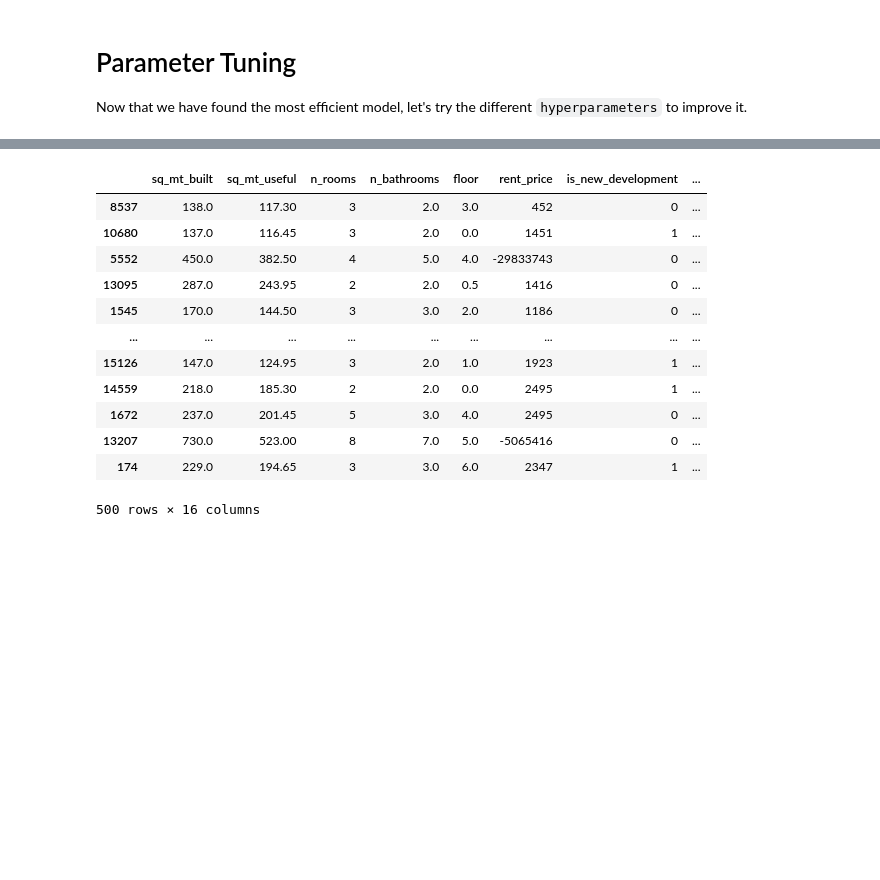
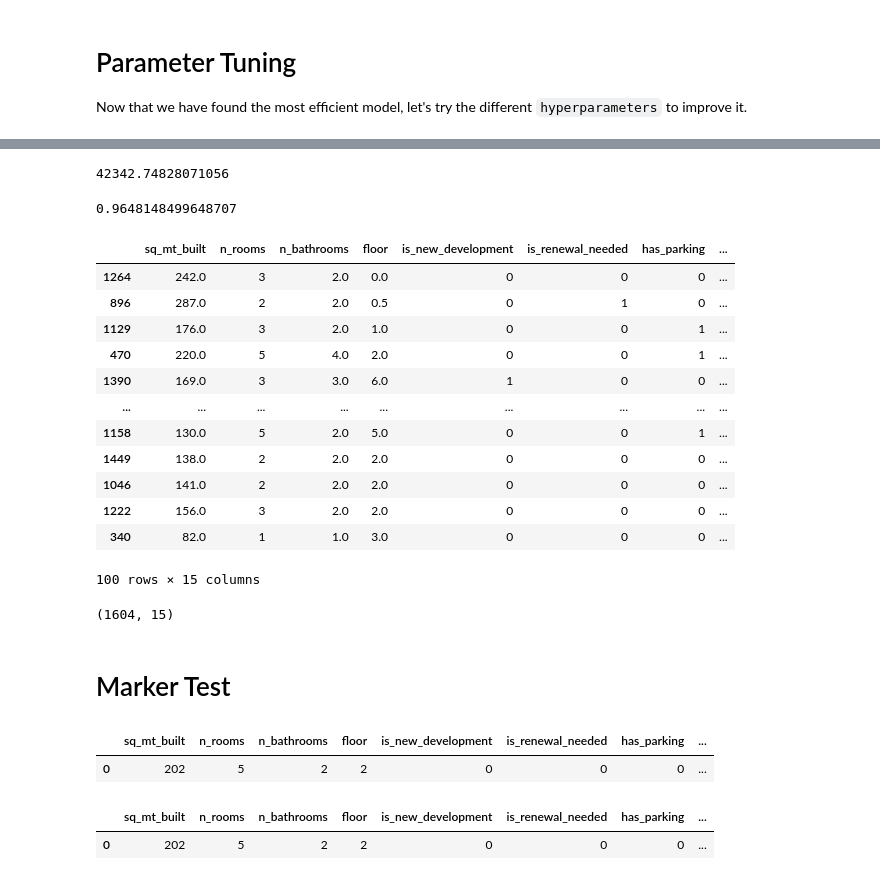
Before and after one commit to marcunu/Real_Estate_Project, a Jupyter notebook: 02_Trainning.ipynb, the cells around one changed output, grey strips where cells are left out. Saved outputs shown, nothing was run; the diff lists cells and outputs as text; code cells hidden in the pictures; blank space fills up the shorter version.

```diff
--- a/02_Trainning.ipynb
+++ b/02_Trainning.ipynb
@@ -362,0 +354,4 @@ modelo.head()
+# %%
+prueba = pd.read_csv("data/Machine_learning/Test/casas_test.csv")
+prueba = prueba.drop("Unnamed: 0",axis=1)
+prueba.head()
@@ -362,0 +367,5 @@ modelo.head()
+# %%
+prueba = prueba.drop(["sq_mt_useful"], axis=1)
+# %%
+prueba["predict"] = best_tree.predict(prueba.drop("buy_price", axis=1))
+prueba.head()
@@ -363,18 +379,32 @@ modelo.head()
+# %%
+np.sqrt(metrics.mean_squared_error(prueba.buy_price,prueba["predict"]))
+# %% [output]
+42342.74828071056
+# %%
+metrics.r2_score(y_true=y_test,y_pred=y_pred)
+# %% [output]
+0.9648148499648707
 # %%
-modelo["diferencia"] = round(np.sqrt((modelo["buy_price"] - modelo["predict"])**2),2)
+prueba["diferencia"] = round(np.sqrt((prueba["buy_price"] - prueba["predict"])**2),2)
 # %%
-modelo.sort_values("diferencia", ascending=False).head(500)
+prueba.sort_values("diferencia", ascending=False).head(100)
 # %% [output]
-|  | sq_mt_built | sq_mt_useful | n_rooms | n_bathrooms | floor | rent_price | is_new_development | ... |
-| 8537 | 138.0 | 117.30 | 3 | 2.0 | 3.0 | 452 | 0 | ... |
-| 10680 | 137.0 | 116.45 | 3 | 2.0 | 0.0 | 1451 | 1 | ... |
-| 5552 | 450.0 | 382.50 | 4 | 5.0 | 4.0 | -29833743 | 0 | ... |
-| 13095 | 287.0 | 243.95 | 2 | 2.0 | 0.5 | 1416 | 0 | ... |
-| 1545 | 170.0 | 144.50 | 3 | 3.0 | 2.0 | 1186 | 0 | ... |
+|  | sq_mt_built | n_rooms | n_bathrooms | floor | is_new_development | is_renewal_needed | has_parking | ... |
+| 1264 | 242.0 | 3 | 2.0 | 0.0 | 0 | 0 | 0 | ... |
+| 896 | 287.0 | 2 | 2.0 | 0.5 | 0 | 1 | 0 | ... |
+| 1129 | 176.0 | 3 | 2.0 | 1.0 | 0 | 0 | 1 | ... |
+| 470 | 220.0 | 5 | 4.0 | 2.0 | 0 | 0 | 1 | ... |
+| 1390 | 169.0 | 3 | 3.0 | 6.0 | 1 | 0 | 0 | ... |
 | ... | ... | ... | ... | ... | ... | ... | ... | ... |
-| 15126 | 147.0 | 124.95 | 3 | 2.0 | 1.0 | 1923 | 1 | ... |
-| 14559 | 218.0 | 185.30 | 2 | 2.0 | 0.0 | 2495 | 1 | ... |
-| 1672 | 237.0 | 201.45 | 5 | 3.0 | 4.0 | 2495 | 0 | ... |
-| 13207 | 730.0 | 523.00 | 8 | 7.0 | 5.0 | -5065416 | 0 | ... |
-| 174 | 229.0 | 194.65 | 3 | 3.0 | 6.0 | 2347 | 1 | ... |
+| 1158 | 130.0 | 5 | 2.0 | 5.0 | 0 | 0 | 1 | ... |
+| 1449 | 138.0 | 2 | 2.0 | 2.0 | 0 | 0 | 0 | ... |
+| 1046 | 141.0 | 2 | 2.0 | 2.0 | 0 | 0 | 0 | ... |
+| 1222 | 156.0 | 3 | 2.0 | 2.0 | 0 | 0 | 0 | ... |
+| 340 | 82.0 | 1 | 1.0 | 3.0 | 0 | 0 | 0 | ... |
-500 rows × 16 columns
+100 rows × 15 columns
+# %%
+prueba.shape
+# %% [output]
+(1604, 15)
+# %% [markdown]
+ # Marker Test
@@ -380,0 +427,12 @@ modelo.sort_values("diferencia", ascending=False).head(500)
+# %%
+market_test = pd.DataFrame(market)
+market_test
+# %% [output]
+|  | sq_mt_built | n_rooms | n_bathrooms | floor | is_new_development | is_renewal_needed | has_parking | ... |
+| 0 | 202 | 5 | 2 | 2 | 0 | 0 | 0 | ... |
+# %%
+market_test["Predict"] = best_tree.predict(market_test)
+market_test
+# %% [output]
+|  | sq_mt_built | n_rooms | n_bathrooms | floor | is_new_development | is_renewal_needed | has_parking | ... |
+| 0 | 202 | 5 | 2 | 2 | 0 | 0 | 0 | ... |
```
Also changed, not shown: parts of 45 cells of this notebook, 6 other files.
